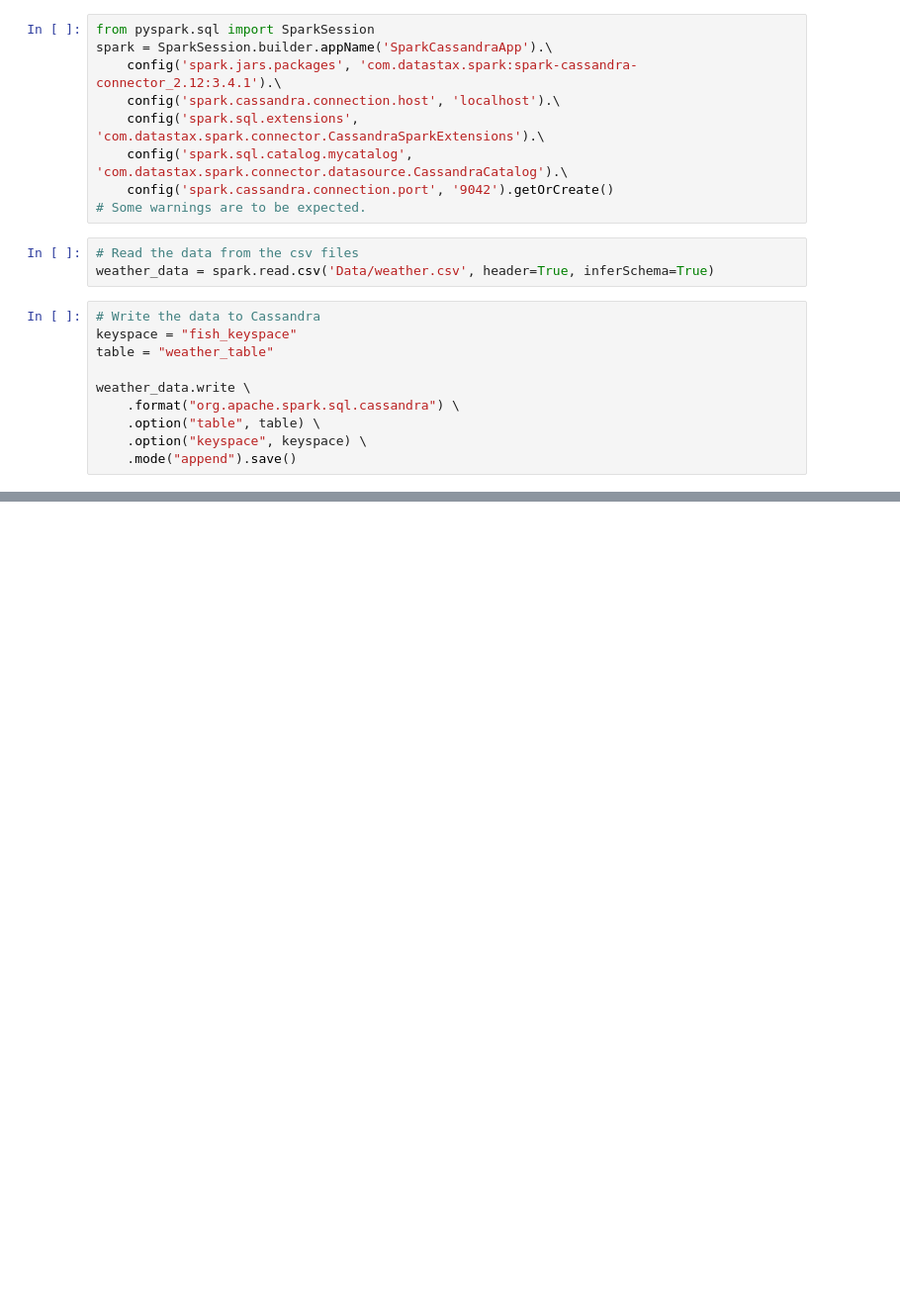
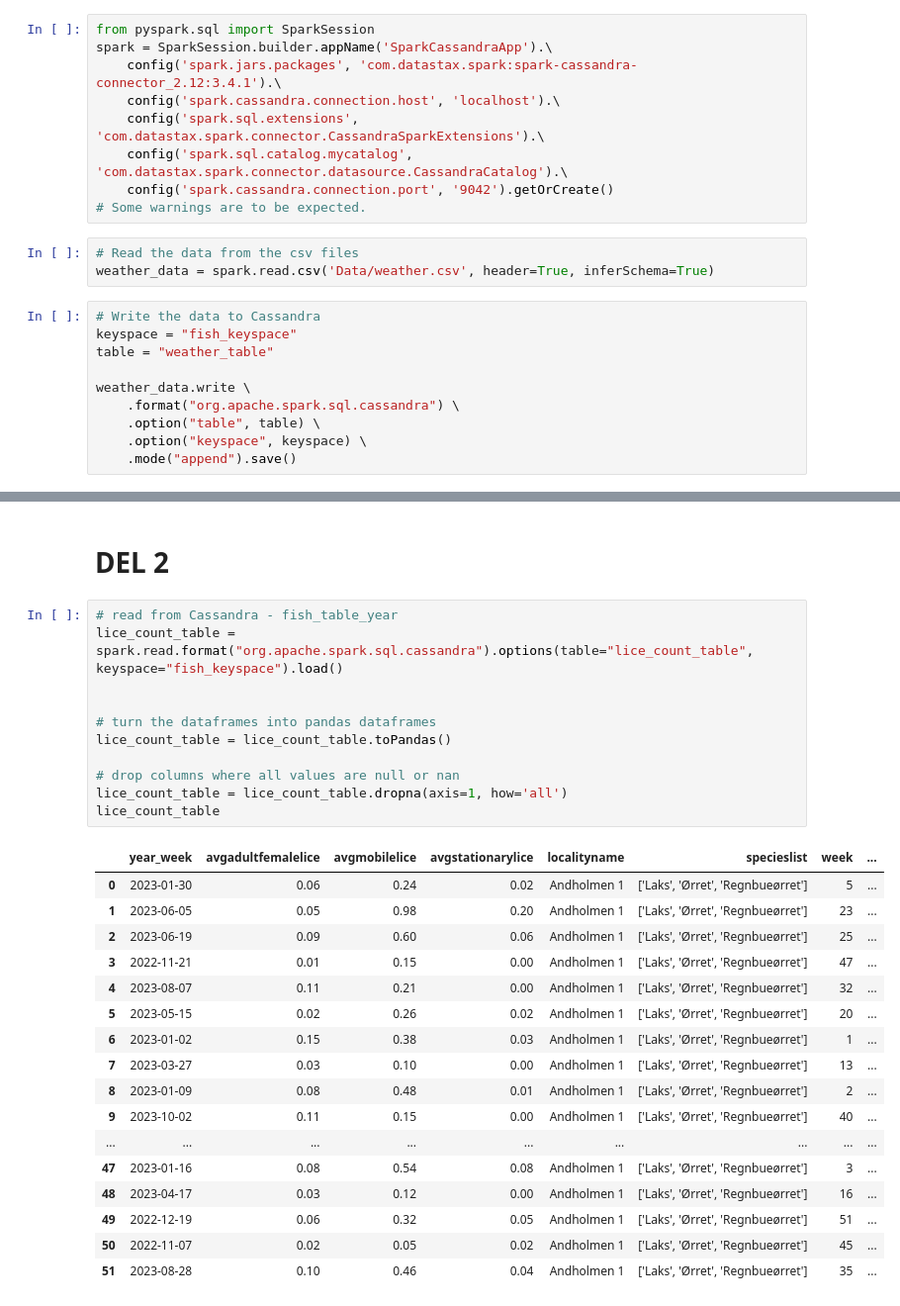
Before and after one commit to ivholmlu/D2D, a Jupyter notebook: Data_Quality.ipynb, the cells around one changed output, grey strips where cells are left out. Shown at 99% size. Cells and saved outputs as stored; diff of their text form; blank space fills up the shorter version.

```diff
--- a/Data_Quality.ipynb
+++ b/Data_Quality.ipynb
@@ -221,0 +274,31 @@ only showing top 20 rows
+# %% [markdown]
+<h1>DEL 2
+# %%
+# read from Cassandra - fish_table_year
+lice_count_table = spark.read.format("org.apache.spark.sql.cassandra").options(table="lice_count_table", keyspace="fish_keyspace").load()
+
+
+# turn the dataframes into pandas dataframes
+lice_count_table = lice_count_table.toPandas()
+
+# drop columns where all values are null or nan
+lice_count_table = lice_count_table.dropna(axis=1, how='all')
+lice_count_table
+# %% [output]
+|  | year_week | avgadultfemalelice | avgmobilelice | avgstationarylice | localityname | specieslist | week | ... |
+| 0 | 2023-01-30 | 0.06 | 0.24 | 0.02 | Andholmen 1 | ['Laks', 'Ørret', 'Regnbueørret'] | 5 | ... |
+| 1 | 2023-06-05 | 0.05 | 0.98 | 0.20 | Andholmen 1 | ['Laks', 'Ørret', 'Regnbueørret'] | 23 | ... |
+| 2 | 2023-06-19 | 0.09 | 0.60 | 0.06 | Andholmen 1 | ['Laks', 'Ørret', 'Regnbueørret'] | 25 | ... |
+| 3 | 2022-11-21 | 0.01 | 0.15 | 0.00 | Andholmen 1 | ['Laks', 'Ørret', 'Regnbueørret'] | 47 | ... |
+| 4 | 2023-08-07 | 0.11 | 0.21 | 0.00 | Andholmen 1 | ['Laks', 'Ørret', 'Regnbueørret'] | 32 | ... |
+| 5 | 2023-05-15 | 0.02 | 0.26 | 0.02 | Andholmen 1 | ['Laks', 'Ørret', 'Regnbueørret'] | 20 | ... |
+| 6 | 2023-01-02 | 0.15 | 0.38 | 0.03 | Andholmen 1 | ['Laks', 'Ørret', 'Regnbueørret'] | 1 | ... |
+| 7 | 2023-03-27 | 0.03 | 0.10 | 0.00 | Andholmen 1 | ['Laks', 'Ørret', 'Regnbueørret'] | 13 | ... |
+| 8 | 2023-01-09 | 0.08 | 0.48 | 0.01 | Andholmen 1 | ['Laks', 'Ørret', 'Regnbueørret'] | 2 | ... |
+| 9 | 2023-10-02 | 0.11 | 0.15 | 0.00 | Andholmen 1 | ['Laks', 'Ørret', 'Regnbueørret'] | 40 | ... |
+| ... | ... | ... | ... | ... | ... | ... | ... | ... |
+| 47 | 2023-01-16 | 0.08 | 0.54 | 0.08 | Andholmen 1 | ['Laks', 'Ørret', 'Regnbueørret'] | 3 | ... |
+| 48 | 2023-04-17 | 0.03 | 0.12 | 0.00 | Andholmen 1 | ['Laks', 'Ørret', 'Regnbueørret'] | 16 | ... |
+| 49 | 2022-12-19 | 0.06 | 0.32 | 0.05 | Andholmen 1 | ['Laks', 'Ørret', 'Regnbueørret'] | 51 | ... |
+| 50 | 2022-11-07 | 0.02 | 0.05 | 0.02 | Andholmen 1 | ['Laks', 'Ørret', 'Regnbueørret'] | 45 | ... |
+| 51 | 2023-08-28 | 0.10 | 0.46 | 0.04 | Andholmen 1 | ['Laks', 'Ørret', 'Regnbueørret'] | 35 | ... |
```
Also changed, not shown: parts of 26 cells of this notebook, 4 other files.
